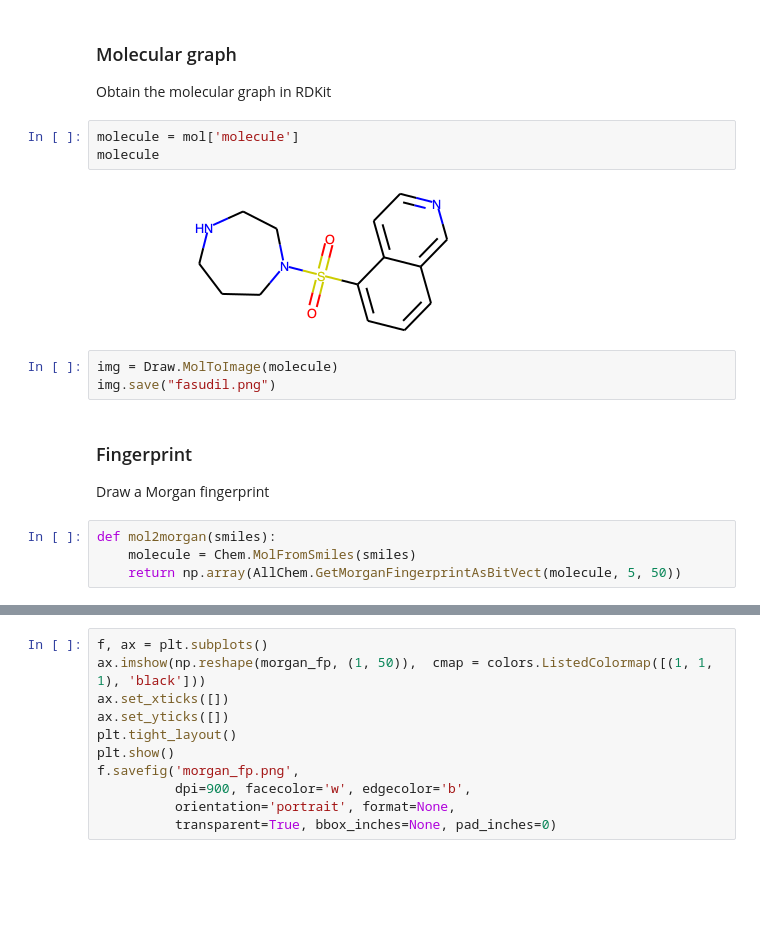
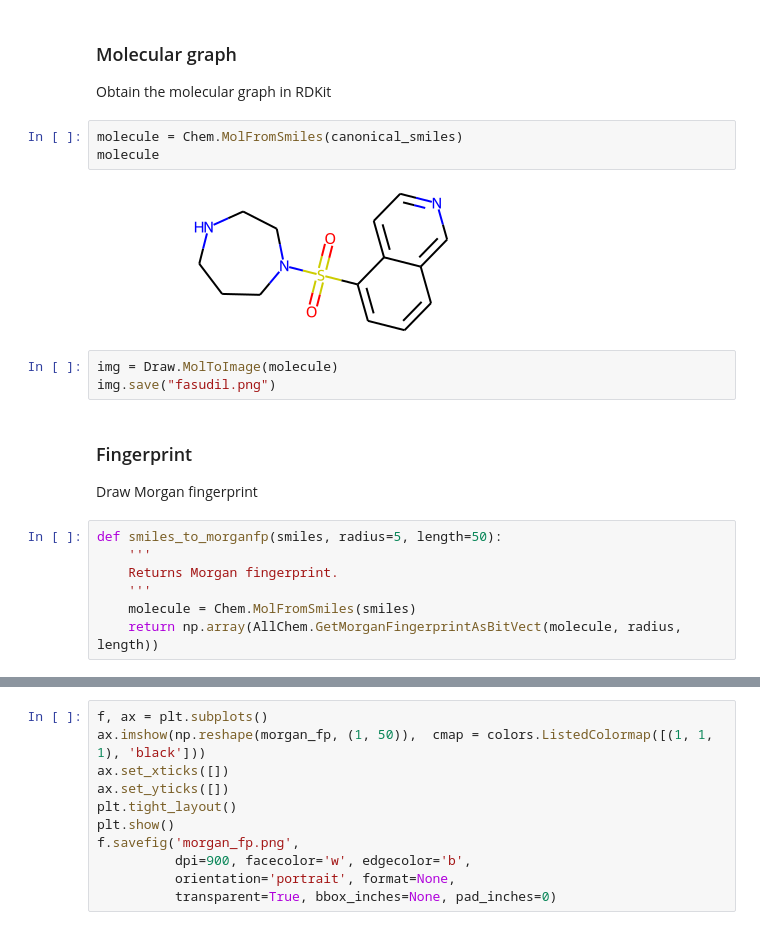
Before and after one commit to volkamerlab/DL_in_VS_review, a Jupyter notebook: image_generation/ligand_encoding/ligand_encoding.ipynb, the cells around one changed output, grey strips where cells are left out. Saved outputs shown, nothing was run; the diff lists cells and outputs as text; blank space fills up the shorter version.

```diff
--- a/image_generation/ligand_encoding/ligand_encoding.ipynb
+++ b/image_generation/ligand_encoding/ligand_encoding.ipynb
@@ -43,19 +41,22 @@ Length of canonical smiles:  32
 # %% [markdown]
 ### Molecular graph
 Obtain the molecular graph in RDKit
-# %%
-molecule = mol['molecule']
-molecule
-# %% [output]
-[figure, removed]
+# %%
+molecule = Chem.MolFromSmiles(canonical_smiles)
+molecule
+# %% [output]
+[figure, added]
 # %%
 img = Draw.MolToImage(molecule)
 img.save("fasudil.png")
 # %% [markdown]
 ### Fingerprint
-Draw a Morgan fingerprint
+Draw Morgan fingerprint
 # %%
-def mol2morgan(smiles):
+def smiles_to_morganfp(smiles, radius=5, length=50):
+    '''
+    Returns Morgan fingerprint.
+    '''
     molecule = Chem.MolFromSmiles(smiles)
-    return np.array(AllChem.GetMorganFingerprintAsBitVect(molecule, 5, 50))
+    return np.array(AllChem.GetMorganFingerprintAsBitVect(molecule, radius, length))
 # %%
```
Also changed, not shown: parts of 16 cells of this notebook.
